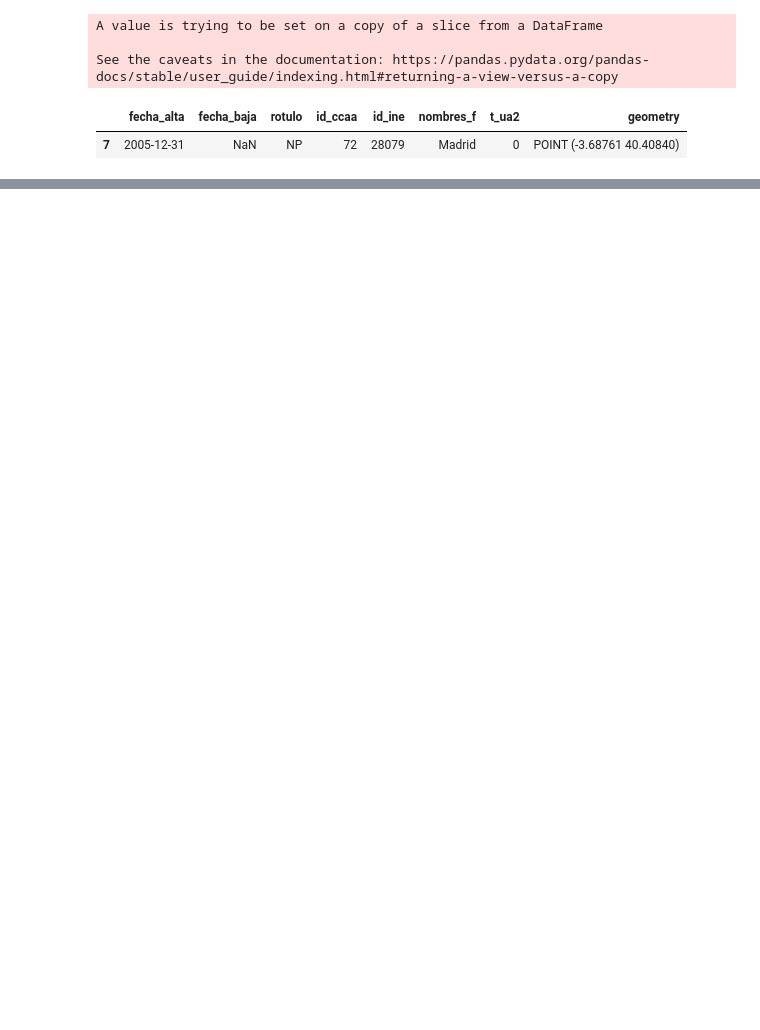
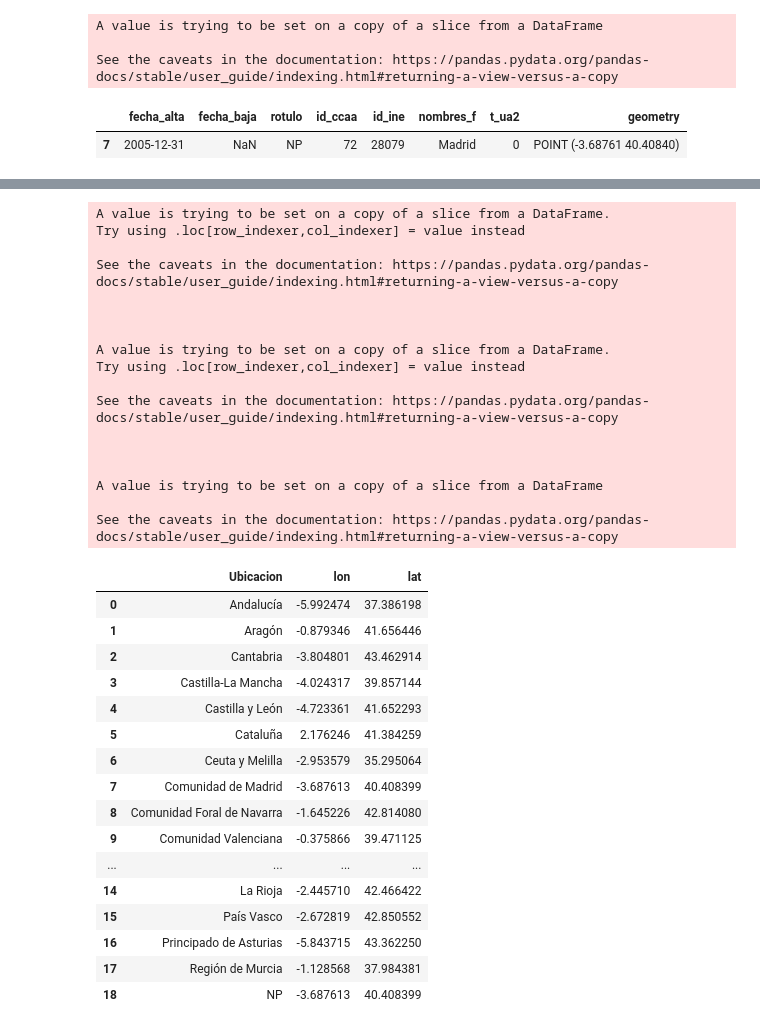
Before and after one commit to Factoria-F5-AI-Bootcamp-1-Edicion/Tracking_Aves, a Jupyter notebook: EDAb.ipynb, the cells around one changed output, grey strips where cells are left out. Cells and saved outputs as stored; diff of their text form; code cells hidden in the pictures; blank space fills up the shorter version.

```diff
--- a/EDAb.ipynb
+++ b/EDAb.ipynb
@@ -1901,0 +1868,4 @@ Andalucía
+# %%
+# Nos quedamos solo con geometry y Ubicacion
+puntos_coor = por_orden[['geometry', 'Ubicacion']]
+puntos_coor
@@ -1901,0 +1890,41 @@ Andalucía
+# %%
+# Creamos las columnas latitud y longitud
+puntos_coor['lon'] = puntos_coor['geometry'].x
+puntos_coor['lat'] = puntos_coor['geometry'].y
+puntos_coor.drop(['geometry'], axis=1, inplace=True)
+puntos_coor
+# %% [output]
+A value is trying to be set on a copy of a slice from a DataFrame.
+Try using .loc[row_indexer,col_indexer] = value instead
+
+See the caveats in the documentation: https://pandas.pydata.org/pandas-docs/stable/user_guide/indexing.html#returning-a-view-versus-a-copy
+
+
+
+A value is trying to be set on a copy of a slice from a DataFrame.
+Try using .loc[row_indexer,col_indexer] = value instead
+
+See the caveats in the documentation: https://pandas.pydata.org/pandas-docs/stable/user_guide/indexing.html#returning-a-view-versus-a-copy
+
+
+
+A value is trying to be set on a copy of a slice from a DataFrame
+
+See the caveats in the documentation: https://pandas.pydata.org/pandas-docs/stable/user_guide/indexing.html#returning-a-view-versus-a-copy
+|  | Ubicacion | lon | lat |
+| 0 | Andalucía | -5.992474 | 37.386198 |
+| 1 | Aragón | -0.879346 | 41.656446 |
+| 2 | Cantabria | -3.804801 | 43.462914 |
+| 3 | Castilla-La Mancha | -4.024317 | 39.857144 |
+| 4 | Castilla y León | -4.723361 | 41.652293 |
+| 5 | Cataluña | 2.176246 | 41.384259 |
+| 6 | Ceuta y Melilla | -2.953579 | 35.295064 |
+| 7 | Comunidad de Madrid | -3.687613 | 40.408399 |
+| 8 | Comunidad Foral de Navarra | -1.645226 | 42.814080 |
+| 9 | Comunidad Valenciana | -0.375866 | 39.471125 |
+| ... | ... | ... | ... |
+| 14 | La Rioja | -2.445710 | 42.466422 |
+| 15 | País Vasco | -2.672819 | 42.850552 |
+| 16 | Principado de Asturias | -5.843715 | 43.362250 |
+| 17 | Región de Murcia | -1.128568 | 37.984381 |
+| 18 | NP | -3.687613 | 40.408399 |
```
Also changed, not shown: parts of 9 cells of this notebook, 1 other file.
